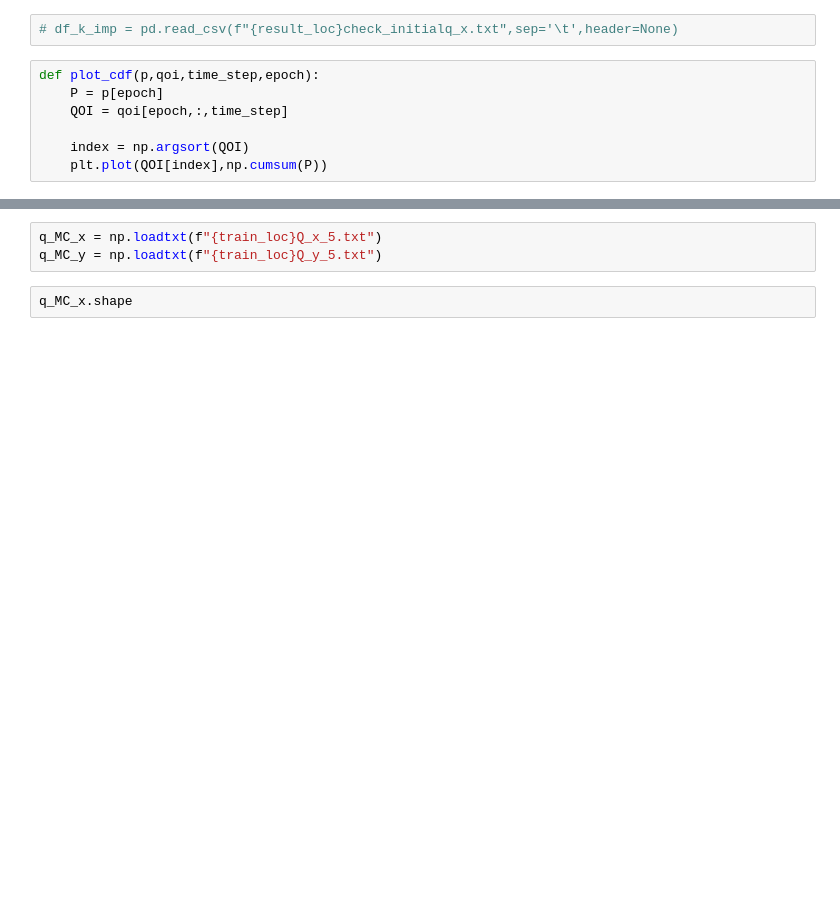
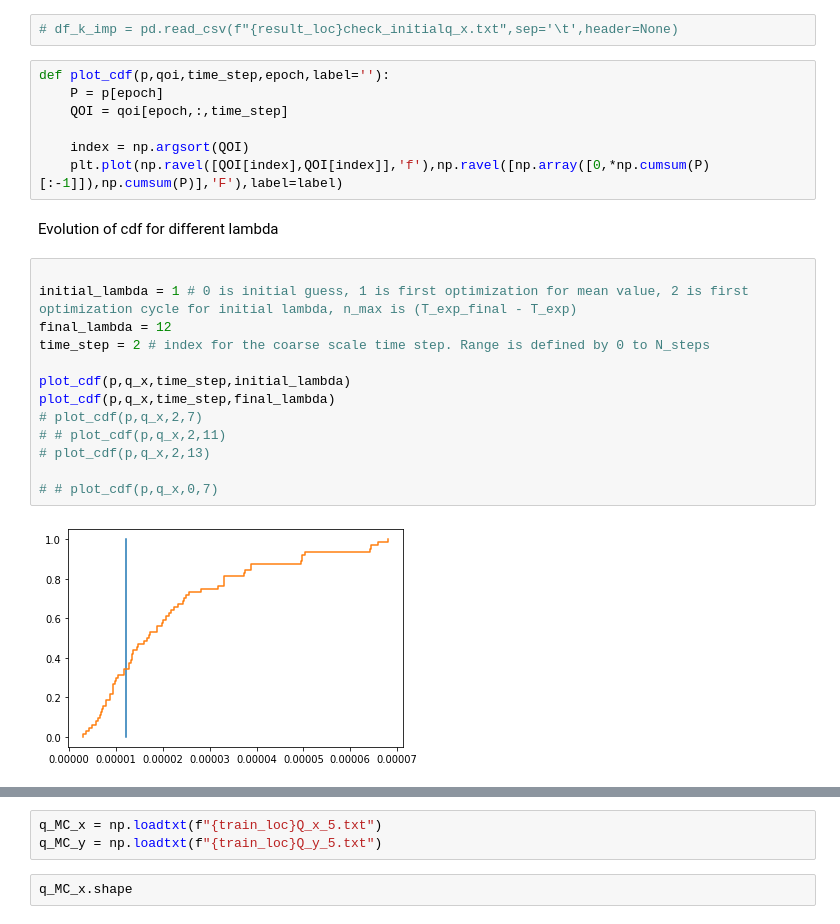
Before and after one commit to dbelivanis/Information-Theory-2, a Jupyter notebook: Optimization/check.ipynb, the cells around one changed output, grey strips where cells are left out. Drawn from its saved outputs; the diff is of its cells as text; blank space fills up the shorter version.

```diff
--- a/Optimization/check.ipynb
+++ b/Optimization/check.ipynb
@@ -51,9 +53,26 @@ p.shape
 # %%
 # df_k_imp = pd.read_csv(f"{result_loc}check_initialq_x.txt",sep='\t',header=None)
 # %%
-def plot_cdf(p,qoi,time_step,epoch):
+def plot_cdf(p,qoi,time_step,epoch,label=''):
     P = p[epoch]
     QOI = qoi[epoch,:,time_step]
 
     index = np.argsort(QOI)
-    plt.plot(QOI[index],np.cumsum(P))
+    plt.plot(np.ravel([QOI[index],QOI[index]],'f'),np.ravel([np.array([0,*np.cumsum(P)[:-1]]),np.cumsum(P)],'F'),label=label)
+# %% [markdown]
+Evolution of cdf for different lambda
+# %%
+
+initial_lambda = 1 # 0 is initial guess, 1 is first optimization for mean value, 2 is first optimization cycle for initial lambda, n_max is (T_exp_final - T_exp)
+final_lambda = 12
+time_step = 2 # index for the coarse scale time step. Range is defined by 0 to N_steps
+
+plot_cdf(p,q_x,time_step,initial_lambda)
+plot_cdf(p,q_x,time_step,final_lambda)
+# plot_cdf(p,q_x,2,7)
+# # plot_cdf(p,q_x,2,11)
+# plot_cdf(p,q_x,2,13)
+
+# # plot_cdf(p,q_x,0,7)
+# %% [output]
+[figure, added]
```
Also changed, not shown: parts of 26 cells of this notebook, 8 other files.
